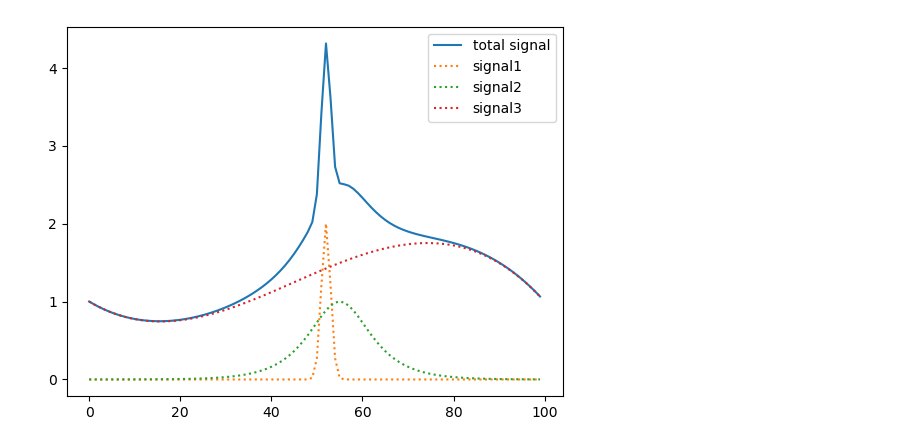
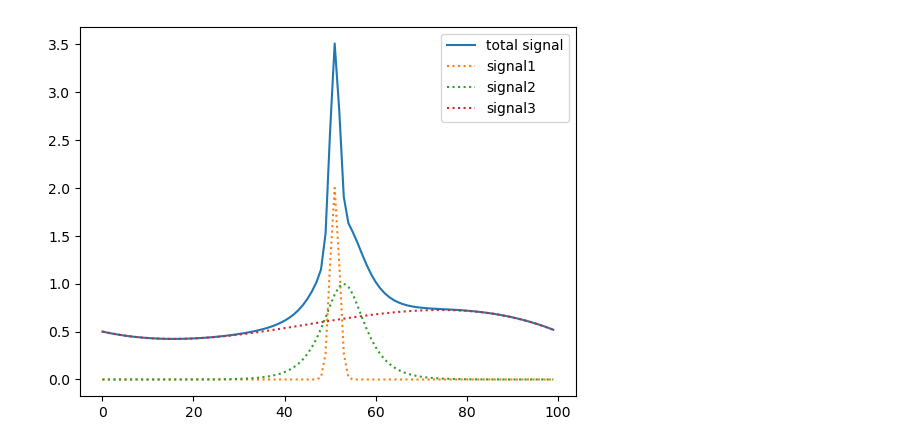
Before and after one commit to Kankelborg-Group/peaklets, a Jupyter notebook: notebooks/movie.ipynb, the cells around one changed output. Saved outputs shown, nothing was run; the diff lists cells and outputs as text; code cells hidden in the pictures.

Commit message:
Improvements to visualization.

```diff
--- a/notebooks/movie.ipynb
+++ b/notebooks/movie.ipynb
@@ -1,24 +1,24 @@
 # %%
 import numpy as np
 import matplotlib.pyplot as plt
 from IPython.display import HTML
 %matplotlib inline
 t = np.arange(100)
-signal1 = 2*np.exp(-(t-52)**2/2)
-signal2 = 1/np.cosh((t-55)/6)
-signal3 = 1 + 1e-5*(t-35)*(100-t)*t
+signal1 = 2*np.exp(-(t-51)**2/2)
+signal2 = 1/np.cosh((t-53)/4)
+signal3 = 0.5 + 3e-6*(t-35)*(100-t)*t
 
 signal = signal1+signal2+signal3  # total signal
 
 plt.figure()
 plt.plot(t, signal,  label='total signal')
 plt.plot(t, signal1, ':', label='signal1')
 plt.plot(t, signal2, ':', label='signal2')
 plt.plot(t, signal3, ':', label='signal3')
 #plt.ylim(bottom=0)
 plt.legend();
 # %% [output]
-[figure, old version]
+[figure, new version]
 # %%
 %matplotlib inline
 import peaklets as pk
```
Also changed, not shown: parts of 5 cells of this notebook, 2 other files.
